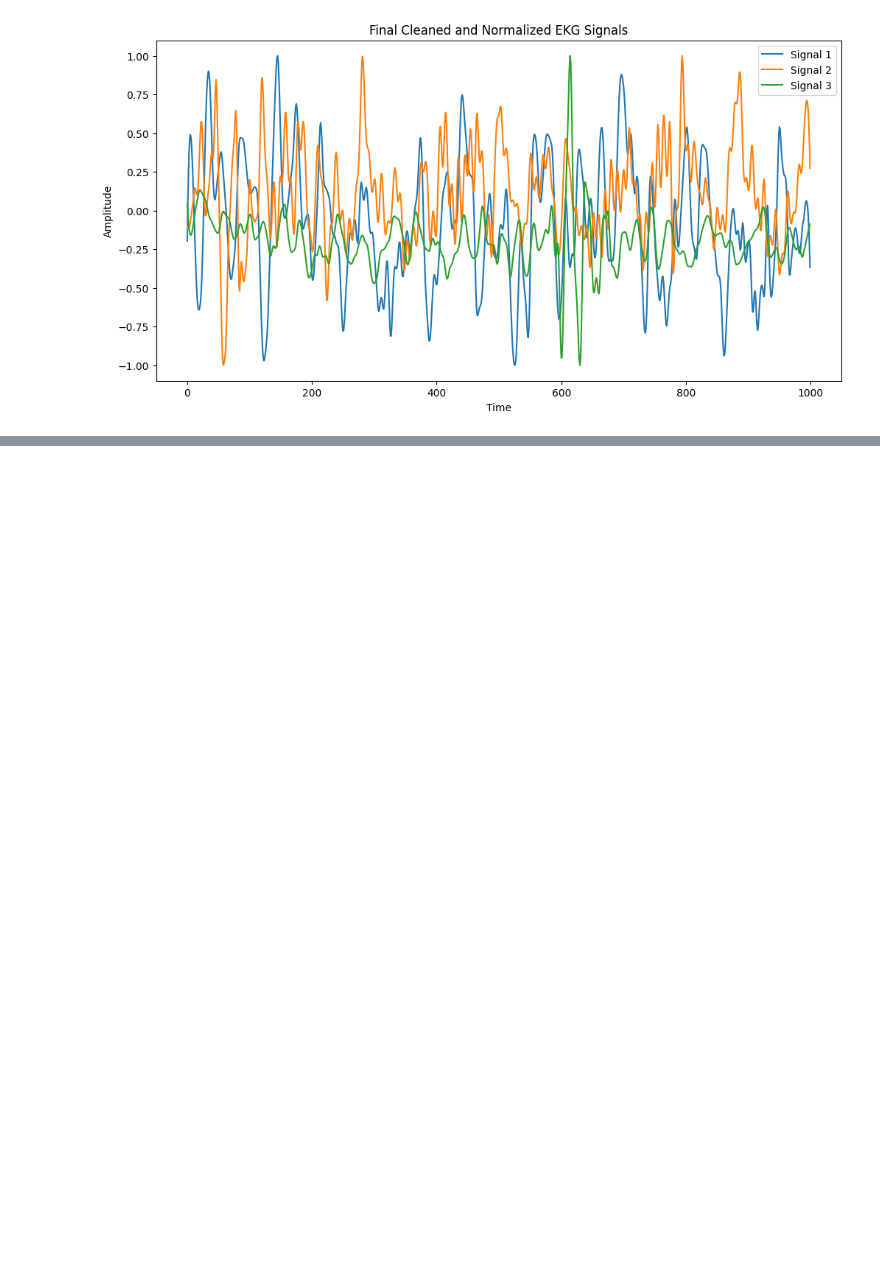
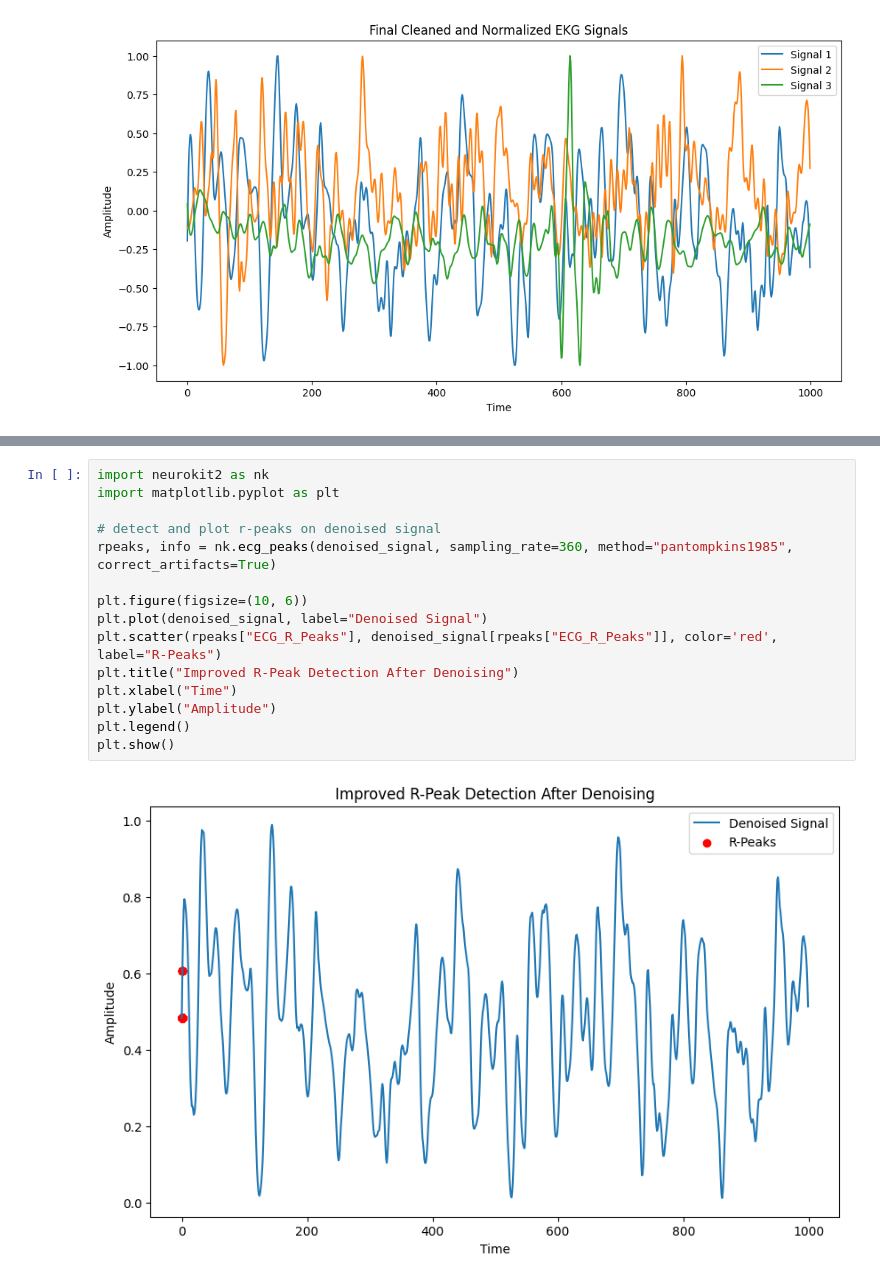
Before and after one commit to mzqan/ekg-signal-processing, a Jupyter notebook: ekg_data_preprocessing.ipynb, the cells around one changed output, grey strips where cells are left out. Drawn from its saved outputs; the diff is of its cells as text; blank space fills up the shorter version.

```diff
--- a/ekg_data_preprocessing.ipynb
+++ b/ekg_data_preprocessing.ipynb
@@ -227,0 +280,17 @@ plt.show()
+# %%
+import neurokit2 as nk
+import matplotlib.pyplot as plt
+
+# detect and plot r-peaks on denoised signal
+rpeaks, info = nk.ecg_peaks(denoised_signal, sampling_rate=360, method="pantompkins1985", correct_artifacts=True)
+
+plt.figure(figsize=(10, 6))
+plt.plot(denoised_signal, label="Denoised Signal")
+plt.scatter(rpeaks["ECG_R_Peaks"], denoised_signal[rpeaks["ECG_R_Peaks"]], color='red', label="R-Peaks")
+plt.title("Improved R-Peak Detection After Denoising")
+plt.xlabel("Time")
+plt.ylabel("Amplitude")
+plt.legend()
+plt.show()
+# %% [output]
+[figure, added]
```
Also changed, not shown: parts of 13 cells of this notebook.
